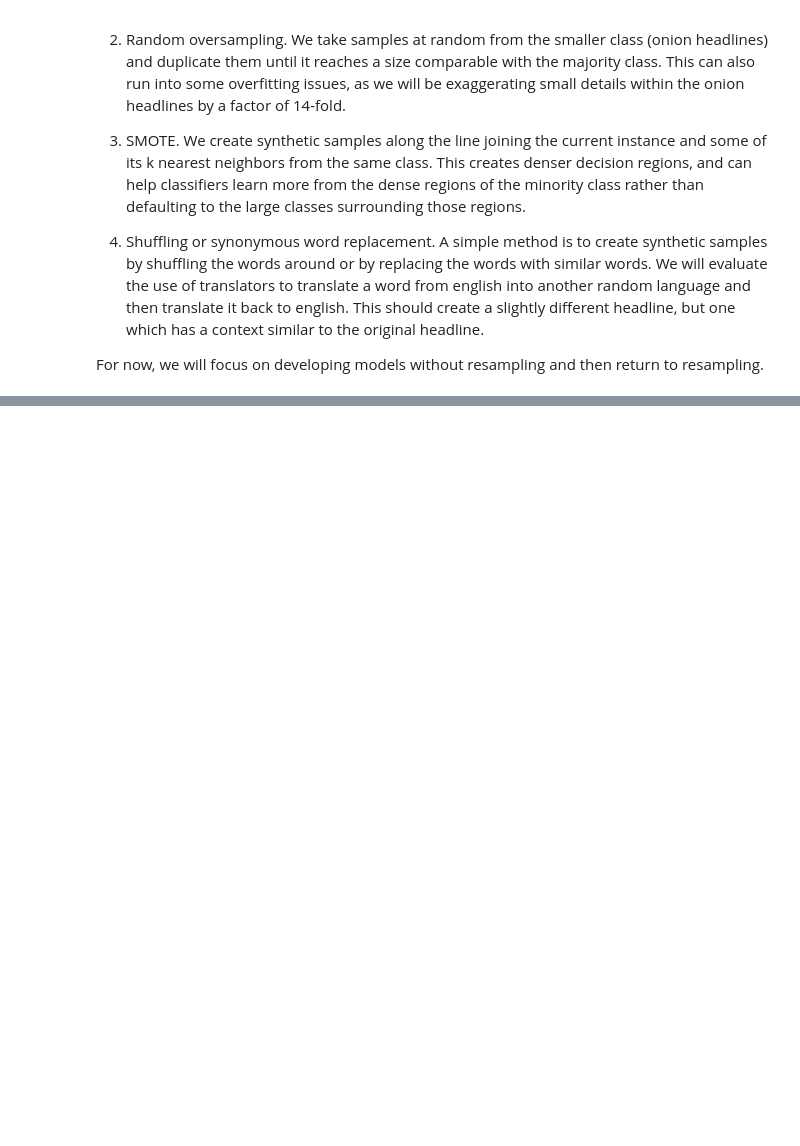
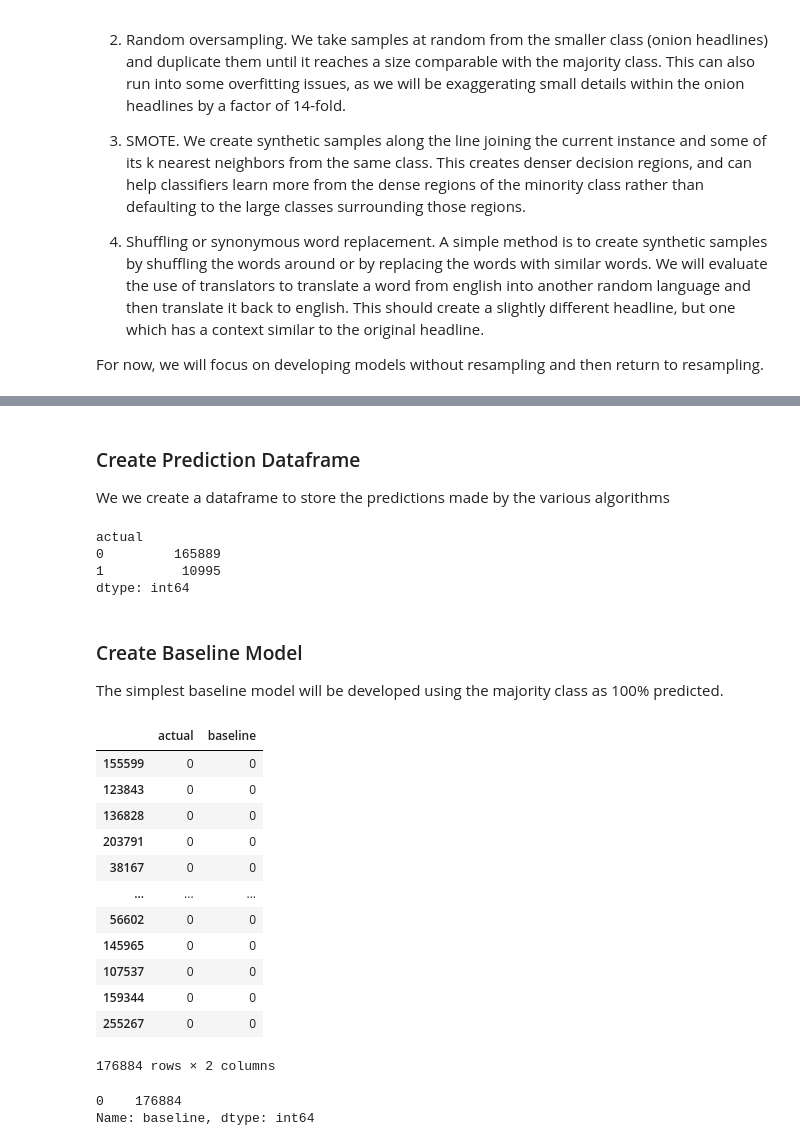
Before and after one commit to adam-gomez/finding-fake-news, a Jupyter notebook: walkthrough.ipynb, the cells around one changed output, grey strips where cells are left out. Cells and saved outputs as stored; diff of their text form; code cells hidden in the pictures; blank space fills up the shorter version.

Commit message:
first model completed

```diff
--- a/walkthrough.ipynb
+++ b/walkthrough.ipynb
@@ -615,0 +641,38 @@ For now, we will focus on developing models without resampling and then return t
+# %% [markdown]
+### Create Prediction Dataframe
+We we create a dataframe to store the predictions made by the various algorithms
+# %%
+train_results_original = pd.DataFrame(dict(actual=y_train))
+# %%
+train_results_original.value_counts()
+# %% [output]
+actual
+0         165889
+1          10995
+dtype: int64
+# %% [markdown]
+### Create Baseline Model
+
+The simplest baseline model will be developed using the majority class as 100% predicted.
+# %%
+train_results_original['baseline'] = train.label.value_counts().idxmax()
+train_results_original
+# %% [output]
+|  | actual | baseline |
+| 155599 | 0 | 0 |
+| 123843 | 0 | 0 |
+| 136828 | 0 | 0 |
+| 203791 | 0 | 0 |
+| 38167 | 0 | 0 |
+| ... | ... | ... |
+| 56602 | 0 | 0 |
+| 145965 | 0 | 0 |
+| 107537 | 0 | 0 |
+| 159344 | 0 | 0 |
+| 255267 | 0 | 0 |
+176884 rows × 2 columns
+# %%
+train_results_original.baseline.value_counts()
+# %% [output]
+0    176884
+Name: baseline, dtype: int64
```
Also changed, not shown: parts of 39 cells of this notebook.
